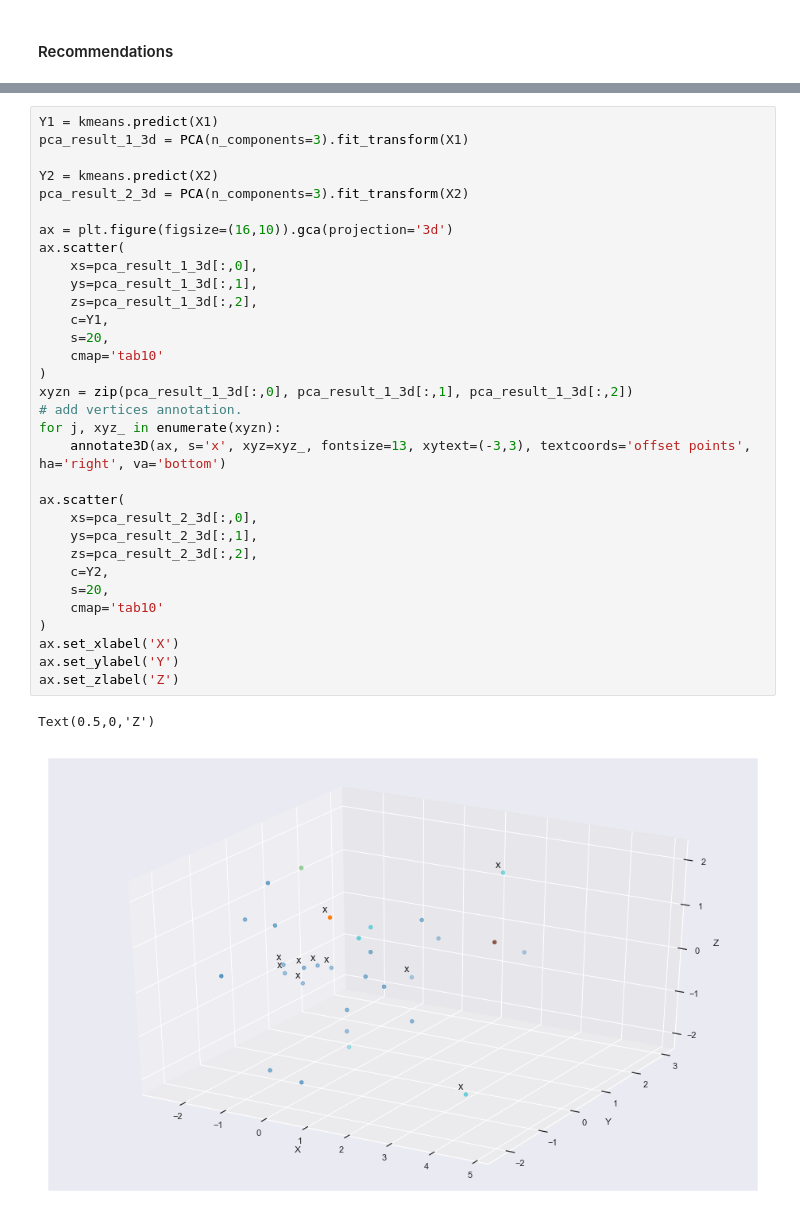
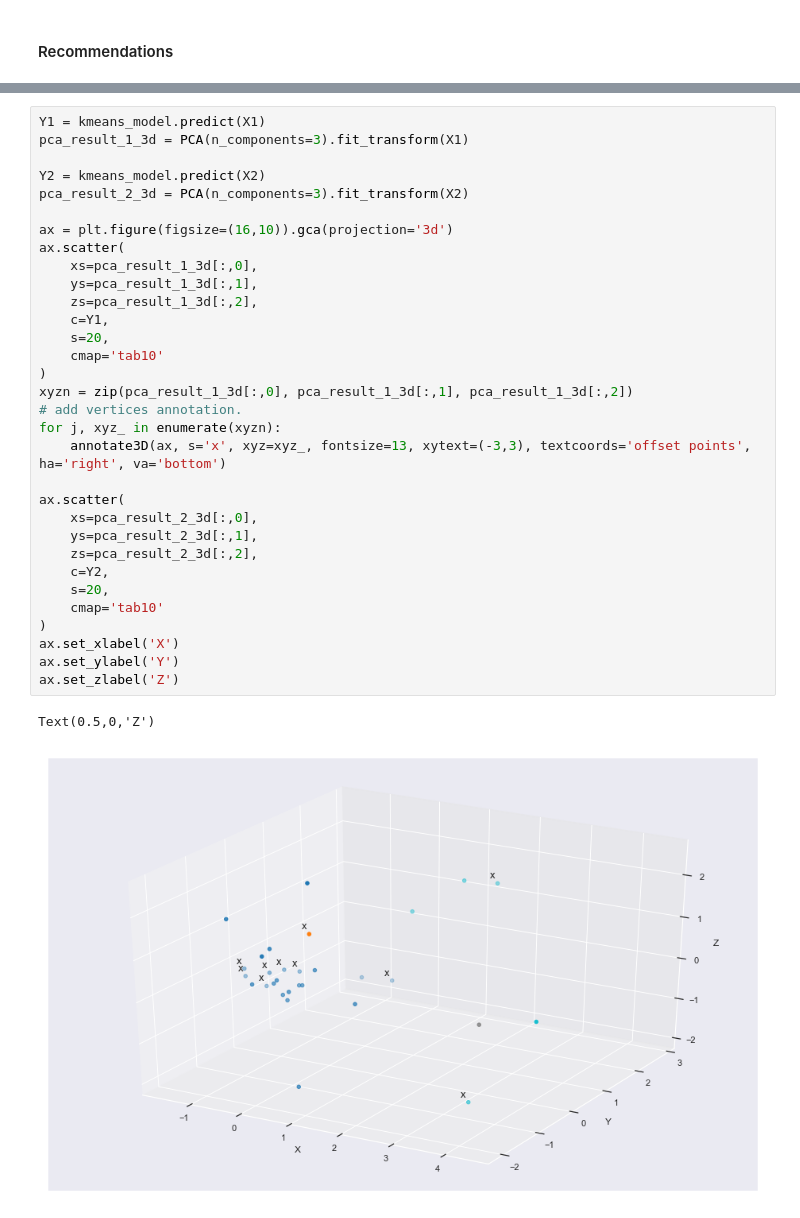
Before and after one commit to kadriansyah/notebook, a Jupyter notebook: alodokter-recommender/deep-fm-age-gender.ipynb, the cells around one changed output, grey strips where cells are left out. Saved outputs shown, nothing was run; the diff lists cells and outputs as text.

```diff
--- a/alodokter-recommender/deep-fm-age-gender.ipynb
+++ b/alodokter-recommender/deep-fm-age-gender.ipynb
@@ -673,35 +667,35 @@ Text(0,0.5,'Y')
 # %%
-Y1 = kmeans.predict(X1)
+Y1 = kmeans_model.predict(X1)
 pca_result_1_3d = PCA(n_components=3).fit_transform(X1)
 
-Y2 = kmeans.predict(X2)
+Y2 = kmeans_model.predict(X2)
 pca_result_2_3d = PCA(n_components=3).fit_transform(X2)
 
 ax = plt.figure(figsize=(16,10)).gca(projection='3d')
 ax.scatter(
     xs=pca_result_1_3d[:,0],
     ys=pca_result_1_3d[:,1],
     zs=pca_result_1_3d[:,2],
     c=Y1,
     s=20,
     cmap='tab10'
 )
 xyzn = zip(pca_result_1_3d[:,0], pca_result_1_3d[:,1], pca_result_1_3d[:,2])
 # add vertices annotation.
 for j, xyz_ in enumerate(xyzn):
     annotate3D(ax, s='x', xyz=xyz_, fontsize=13, xytext=(-3,3), textcoords='offset points', ha='right', va='bottom')
 
 ax.scatter(
     xs=pca_result_2_3d[:,0],
     ys=pca_result_2_3d[:,1],
     zs=pca_result_2_3d[:,2],
     c=Y2,
     s=20,
     cmap='tab10'
 )
 ax.set_xlabel('X')
 ax.set_ylabel('Y')
 ax.set_zlabel('Z')
 # %% [output]
 Text(0.5,0,'Z')
-[figure, old version]
+[figure, new version]
```
Also changed, not shown: parts of 11 cells of this notebook.
